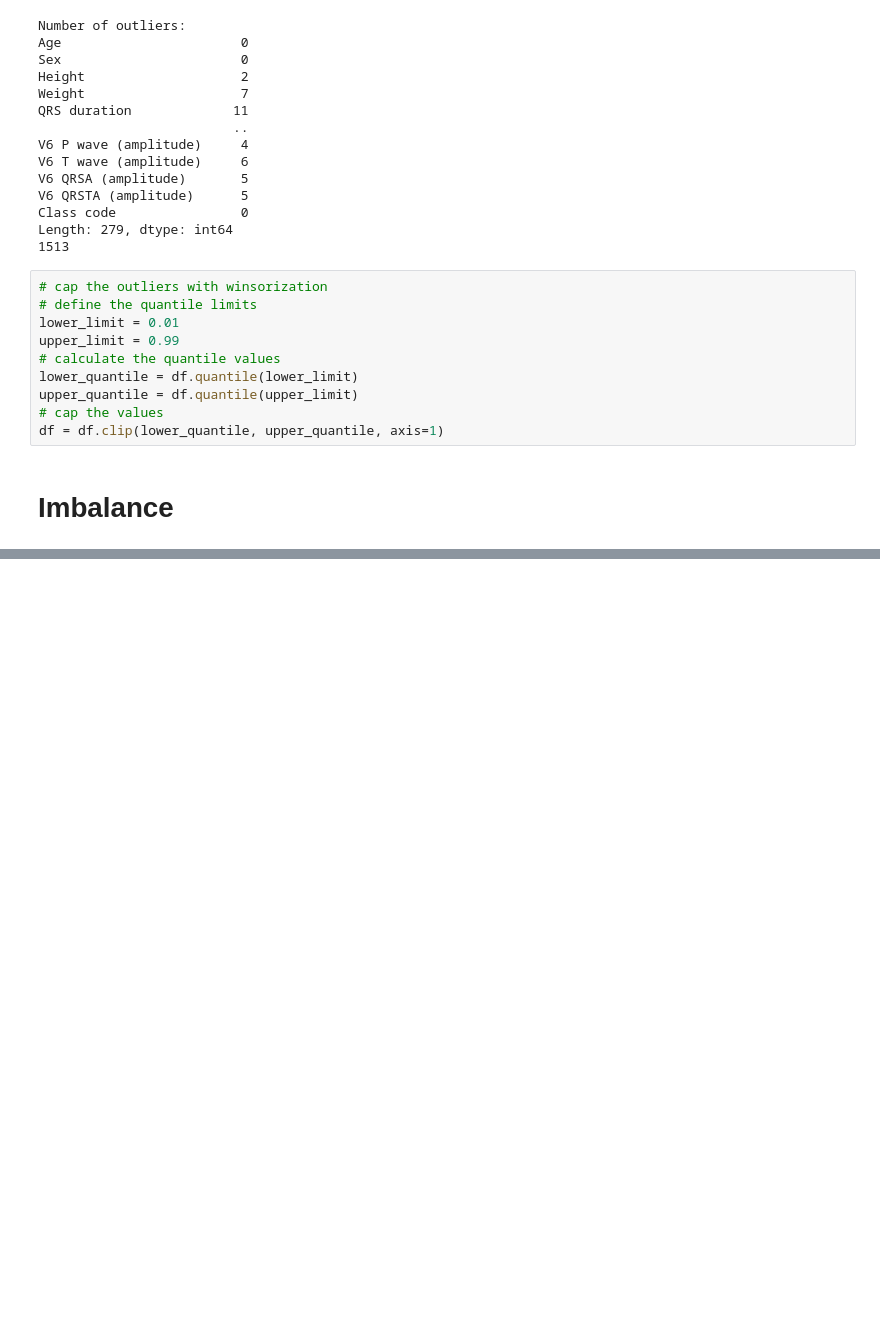
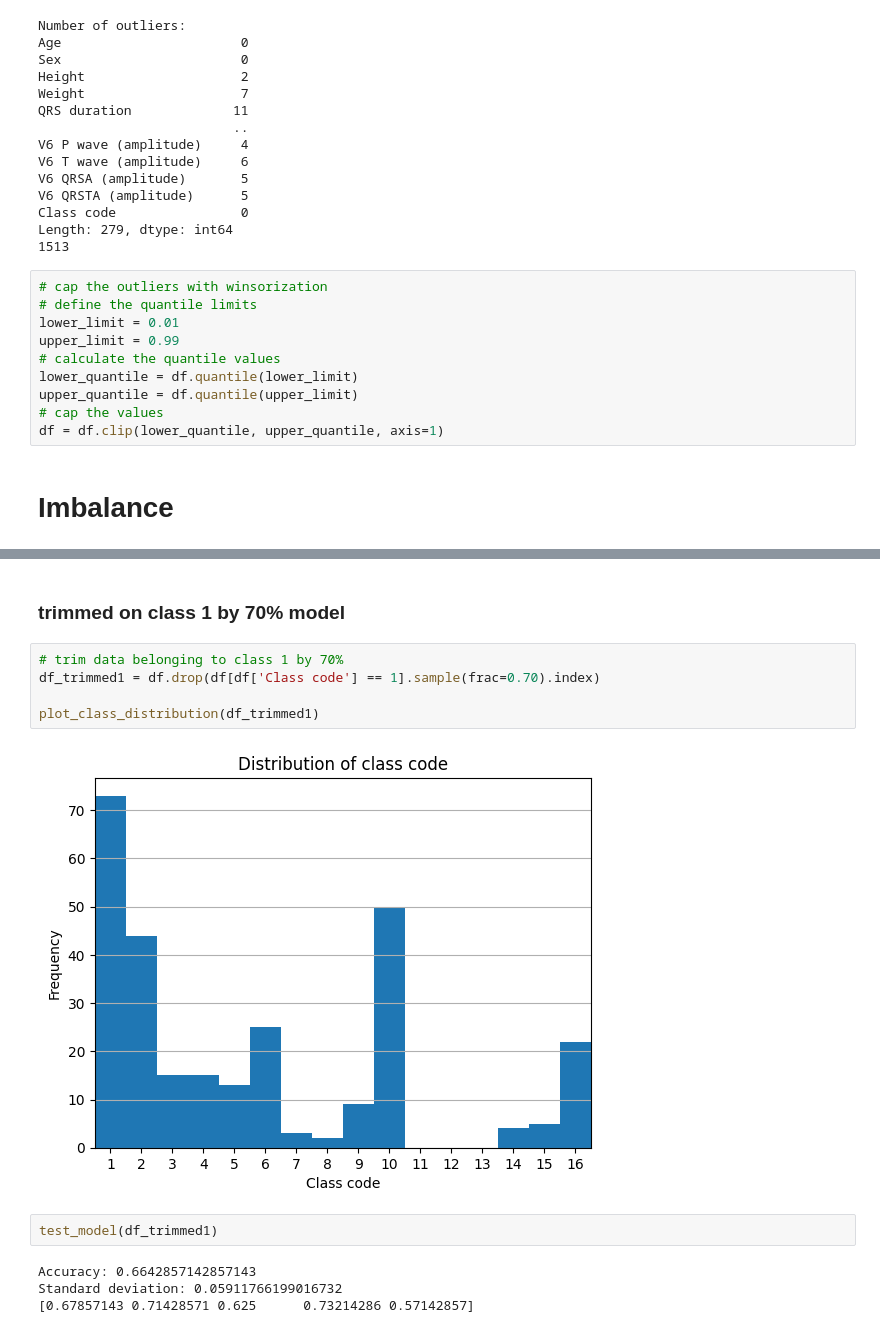
Before and after one commit to IgnacyBerent/AI_1, a Jupyter notebook: lecture/task_1/main.ipynb, the cells around one changed output, grey strips where cells are left out. Saved outputs shown, nothing was run; the diff lists cells and outputs as text; blank space fills up the shorter version.

```diff
--- a/lecture/task_1/main.ipynb
+++ b/lecture/task_1/main.ipynb
@@ -237,0 +262,15 @@ You can try to debug the error by setting error_score='raise'.
+# %% [markdown]
+### trimmed on class 1 by 70% model
+# %%
+# trim data belonging to class 1 by 70%
+df_trimmed1 = df.drop(df[df['Class code'] == 1].sample(frac=0.70).index)
+
+plot_class_distribution(df_trimmed1)
+# %% [output]
+[figure, added]
+# %%
+test_model(df_trimmed1)
+# %% [output]
+Accuracy: 0.6642857142857143
+Standard deviation: 0.05911766199016732
+[0.67857143 0.71428571 0.625      0.73214286 0.57142857]
```
Also changed, not shown: parts of 21 cells of this notebook, 1 other file.
